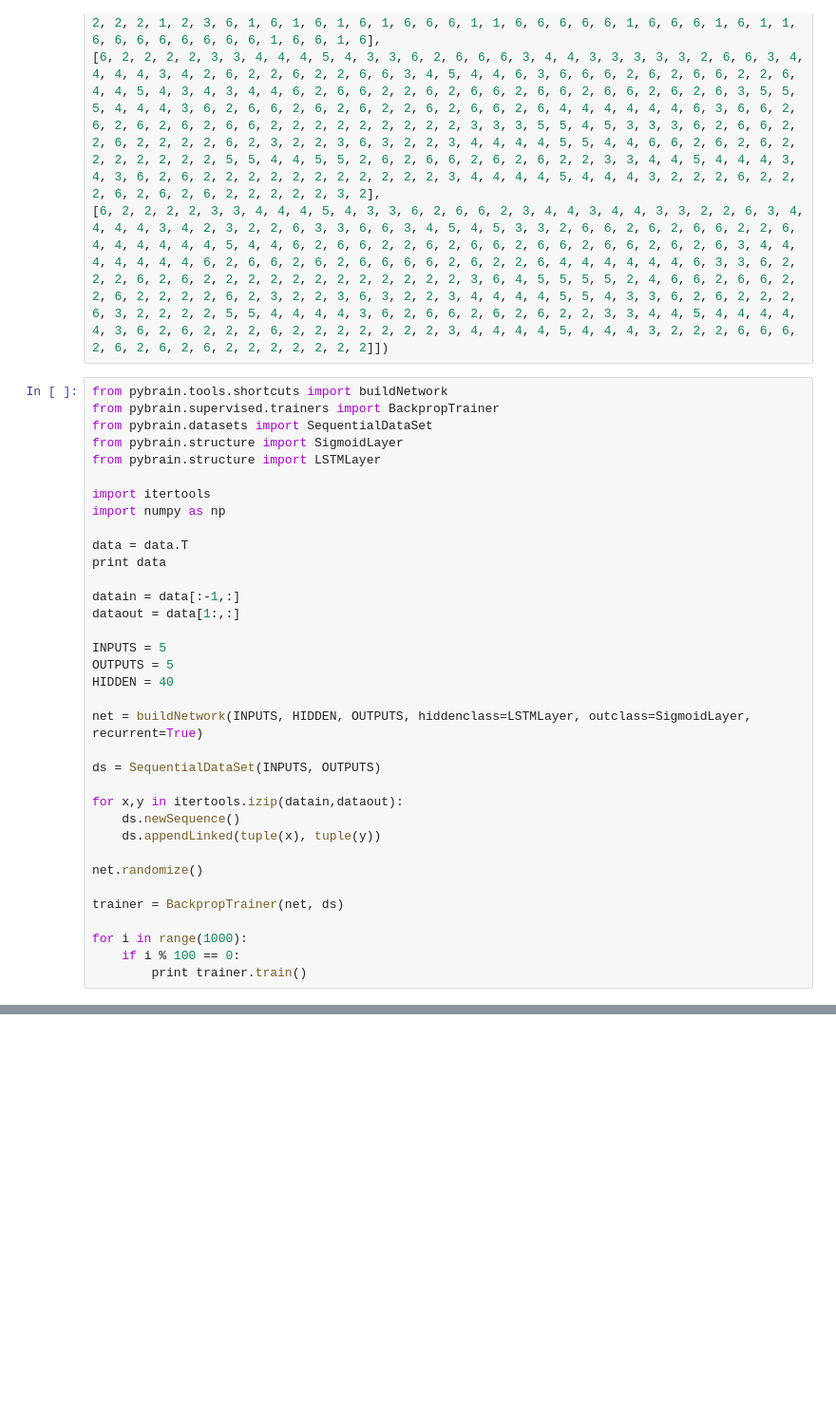
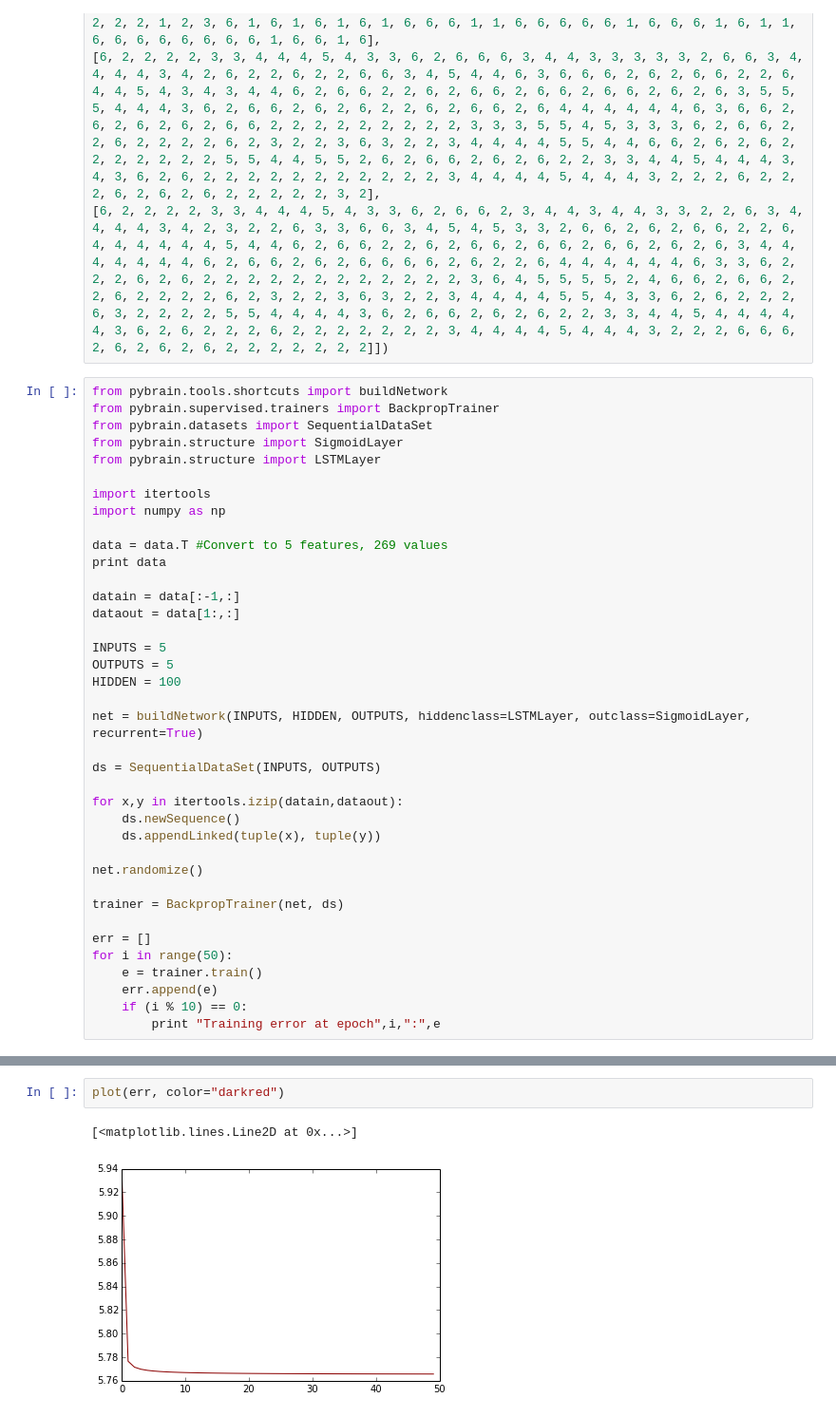
Before and after one commit to kastnerkyle/School, a Jupyter notebook: analytics/neuralnets_talk/pybrain.ipynb, the cells around one changed output, grey strips where cells are left out. Shown at 95% size. Drawn from its saved outputs; the diff is of its cells as text; blank space fills up the shorter version.

```diff
--- a/analytics/neuralnets_talk/pybrain.ipynb
+++ b/analytics/neuralnets_talk/pybrain.ipynb
@@ -23,7 +27,7 @@ from pybrain.structure import LSTMLayer
 import itertools
 import numpy as np
 
-data = data.T
+data = data.T #Convert to 5 features, 269 values
 print data
 
 datain = data[:-1,:]
@@ -31,7 +35,7 @@ dataout = data[1:,:]
 
 INPUTS = 5
 OUTPUTS = 5
-HIDDEN = 40
+HIDDEN = 100
 
 net = buildNetwork(INPUTS, HIDDEN, OUTPUTS, hiddenclass=LSTMLayer, outclass=SigmoidLayer, recurrent=True)
 
@@ -45,9 +49,12 @@ net.randomize()
 
 trainer = BackpropTrainer(net, ds)
 
-for i in range(1000):
-    if i % 100 == 0:
-        print trainer.train()
+err = []
+for i in range(50):
+    e = trainer.train()
+    err.append(e)
+    if (i % 10) == 0:
+        print "Training error at epoch",i,":",e
 # %% [output]
 [[6 1 6 6 6]
  [6 6 6 2 2]
@@ -68,0 +71,5 @@ for i in range(1000):
+# %%
+plot(err, color="darkred")
+# %% [output]
+[<matplotlib.lines.Line2D at 0x...>]
+[figure, added]
```
Also changed, not shown: parts of 3 cells of this notebook, 1 other file.
